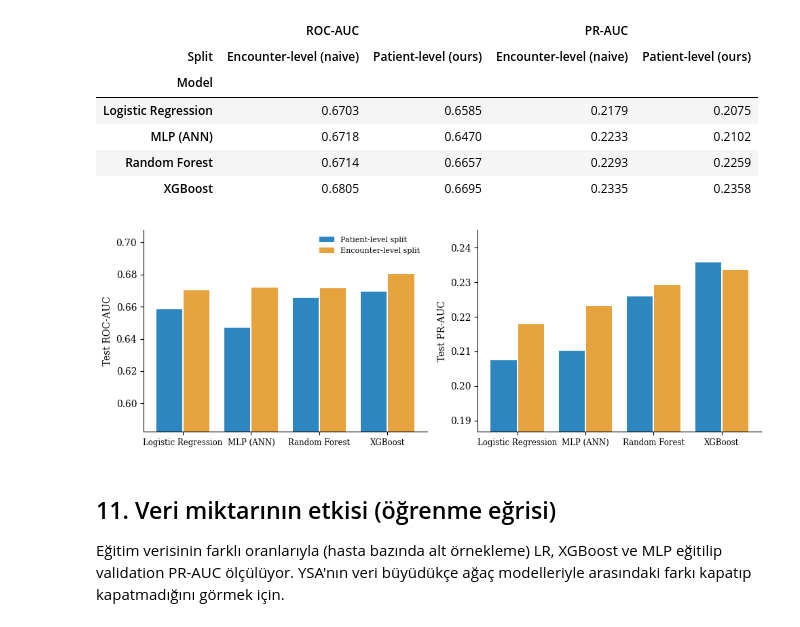
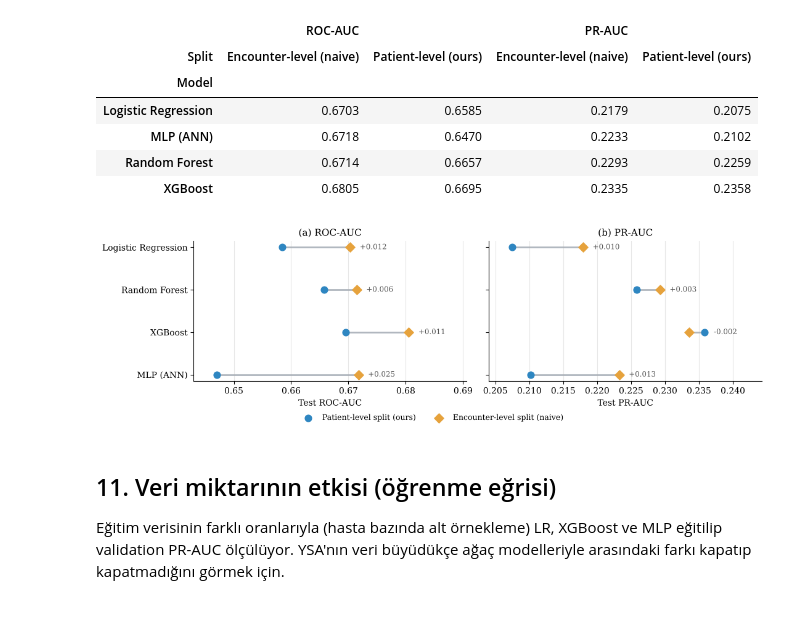
Before and after one commit to ReyhanOnbasi/YSA-F26-diabetes-readmission, a Jupyter notebook: YSA_F26_readmission.ipynb, the cells around one changed output. Drawn from its saved outputs; the diff is of its cells as text; code cells hidden in the pictures.

```diff
--- a/YSA_F26_readmission.ipynb
+++ b/YSA_F26_readmission.ipynb
@@ -1074,22 +1074,28 @@ Gerçek pozitif oran (test): 0.1158
 fig, axes = plt.subplots(1, 3, figsize=(13, 3.6))
 strat = ["No correction", "Class weights", "SMOTE"]
 st_col = {"No correction": "#2E86C1", "Class weights": "#E6A23C", "SMOTE": "#8E44AD"}
+st_mk = {"No correction": "o", "Class weights": "s", "SMOTE": "D"}
 mods = ["Logistic Regression", "Random Forest", "XGBoost"]
 x = np.arange(len(mods))
 for k, sname in enumerate(strat):
     sub_i = imb[imb.Strategy == sname].set_index("Model").loc[mods]
-    axes[0].bar(x + (k - 1) * 0.26, sub_i["PR-AUC"], 0.26, color=st_col[sname], label=sname)
-    axes[1].bar(x + (k - 1) * 0.26, sub_i["Brier"], 0.26, color=st_col[sname])
-    axes[2].bar(x + (k - 1) * 0.26, sub_i["F1 @ 0.5"], 0.26, color=st_col[sname], alpha=0.45)
-    axes[2].scatter(x + (k - 1) * 0.26, sub_i["F1"], color=st_col[sname], marker="D", s=22, zorder=3)
+    # PR-AUC için nokta grafiği (eksen sıfırdan başlamıyor), Brier ve F1 için sıfırdan başlayan çubuklar
+    axes[0].scatter(x + (k - 1) * 0.22, sub_i["PR-AUC"], s=60, color=st_col[sname], marker=st_mk[sname],
+                    zorder=3, label=sname)
+    axes[1].bar(x + (k - 1) * 0.26, sub_i["Brier"], 0.24, color=st_col[sname])
+    axes[2].bar(x + (k - 1) * 0.26, sub_i["F1 @ 0.5"], 0.24, color=st_col[sname], alpha=0.45)
+    axes[2].scatter(x + (k - 1) * 0.26, sub_i["F1"], color=st_col[sname], marker=st_mk[sname], s=30, zorder=3)
 for ax, t in zip(axes, ["(a) Test PR-AUC", "(b) Test Brier score (lower is better)",
-                        "(c) Test F1: bars at 0.5, diamonds at tuned threshold"]):
+                        "(c) Test F1: bars at 0.5, markers at tuned threshold"]):
     ax.set_xticks(x)
     ax.set_xticklabels(mods, fontsize=8.5)
     ax.set_title(t, fontsize=10)
-axes[0].set_ylim(0.15, 0.25)
+pr = imb["PR-AUC"]
+axes[0].set_ylim(pr.min() - 0.01, pr.max() + 0.01)
+axes[0].grid(axis="y", alpha=0.3)
 axes[1].axhline(brier_score_loss(y_test, probs_dummy), ls=":", color="grey", lw=0.9)
-axes[0].legend(frameon=False, fontsize=8)
+handles, labels = axes[0].get_legend_handles_labels()
+fig.legend(handles, labels, loc="lower center", ncol=3, frameon=False, fontsize=9, bbox_to_anchor=(0.5, -0.07))
 plt.tight_layout()
 save_fig("fig14_imbalance")
 # %% [output]
@@ -1125,22 +1131,33 @@ Rastgele bölmede test yatışlarının 35.7%'inin hastası train'de de var.
 | Random Forest | 0.6714 | 0.6657 | 0.2293 | 0.2259 |
 | XGBoost | 0.6805 | 0.6695 | 0.2335 | 0.2358 |
 # %%
-fig, axes = plt.subplots(1, 2, figsize=(10, 3.5))
+# çubuk yerine nokta grafiği: eksen sıfırdan başlamadığı için çubuk boyu farkı abartırdı
+fig, axes = plt.subplots(1, 2, figsize=(11, 3.2), sharey=True)
+order_l = ["Logistic Regression", "Random Forest", "XGBoost", "MLP (ANN)"]
 for ax, met in zip(axes, ["ROC-AUC", "PR-AUC"]):
-    pv = leak.pivot(index="Model", columns="Split", values=met)
-    x = np.arange(len(pv))
-    ax.bar(x - 0.2, pv["Patient-level (ours)"], 0.38, color="#2E86C1", label="Patient-level split")
-    ax.bar(x + 0.2, pv["Encounter-level (naive)"], 0.38, color="#E6A23C", label="Encounter-level split")
-    ax.set_xticks(x)
-    ax.set_xticklabels(pv.index, fontsize=8.5)
-    lo = pv.values.min()
-    ax.set_ylim(lo * 0.9, pv.values.max() * 1.04)
-    ax.set_ylabel(f"Test {met}")
-axes[0].legend(frameon=False, fontsize=8)
+    pv = leak.pivot(index="Model", columns="Split", values=met).loc[order_l]
+    yy = np.arange(len(pv))[::-1]
+    a, b = pv["Patient-level (ours)"].values, pv["Encounter-level (naive)"].values
+    lo, hi = min(a.min(), b.min()), max(a.max(), b.max())
+    span = hi - lo
+    ax.hlines(yy, a, b, color="#B0B7BF", lw=2, zorder=1)
+    ax.scatter(a, yy, s=60, color="#2E86C1", marker="o", zorder=3, label="Patient-level split (ours)")
+    ax.scatter(b, yy, s=60, color="#E6A23C", marker="D", zorder=3, label="Encounter-level split (naive)")
+    for yi, ai, bi in zip(yy, a, b):
+        ax.text(max(ai, bi) + span * 0.05, yi, f"{bi - ai:+.3f}", va="center", fontsize=8.5, color="#555555")
+    ax.set_xlim(lo - span * 0.12, hi + span * 0.3)
+    ax.set_yticks(yy)
+    ax.set_yticklabels(pv.index)
+    ax.set_xlabel(f"Test {met}")
+    ax.grid(axis="x", alpha=0.3)
+axes[0].set_title("(a) ROC-AUC")
+axes[1].set_title("(b) PR-AUC")
+handles, labels = axes[0].get_legend_handles_labels()
+fig.legend(handles, labels, loc="lower center", ncol=2, frameon=False, fontsize=9, bbox_to_anchor=(0.5, -0.06))
 plt.tight_layout()
 save_fig("fig9_leakage_experiment")
 # %% [output]
-[figure, old version]
+[figure, new version]
 # %% [markdown]
 ## 11. Veri miktarının etkisi (öğrenme eğrisi)
 Eğitim verisinin farklı oranlarıyla (hasta bazında alt örnekleme) LR, XGBoost ve MLP eğitilip validation PR-AUC ölçülüyor. YSA'nın veri büyüdükçe ağaç modelleriyle arasındaki farkı kapatıp kapatmadığını görmek için.
```
Also changed, not shown: parts of 1 cell of this notebook, 2 other files.
